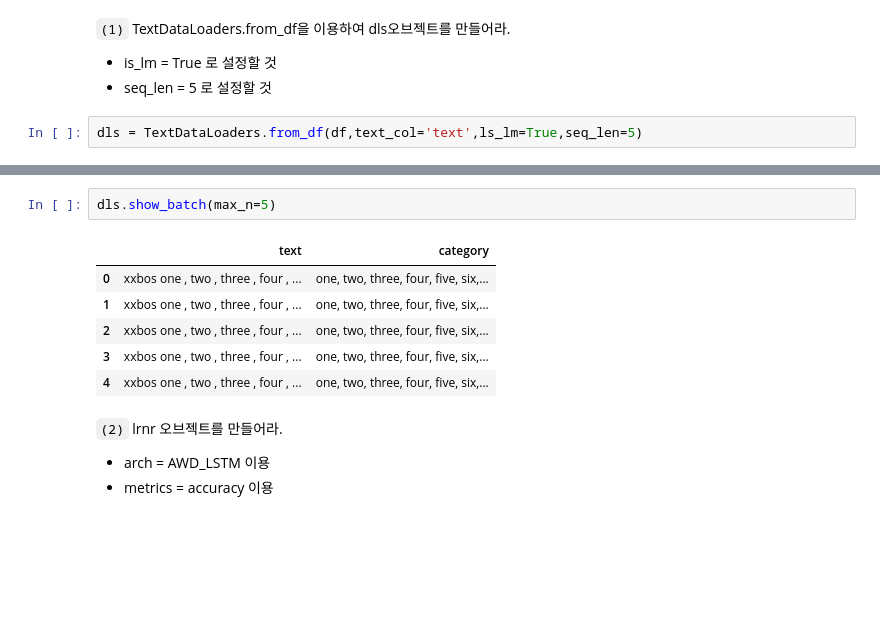
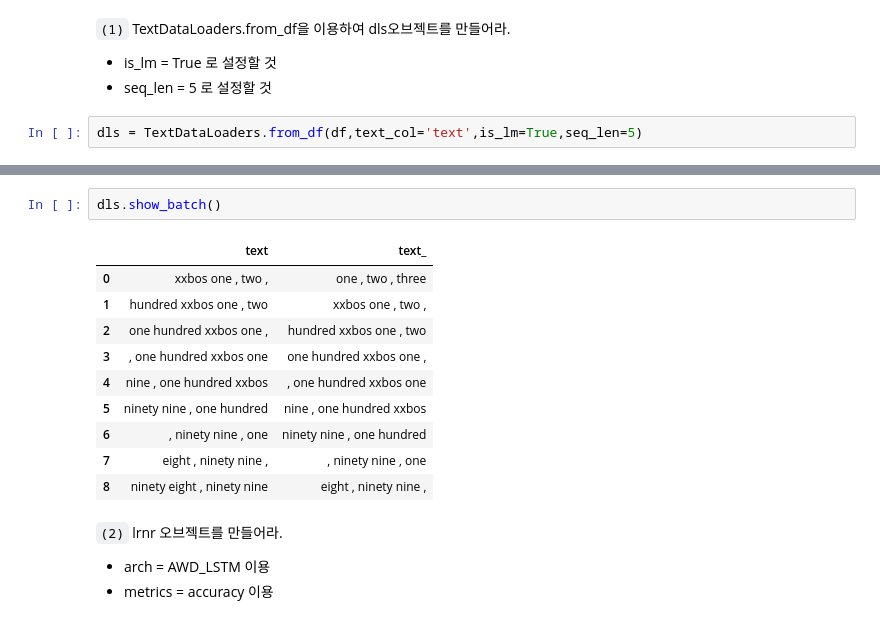
Before and after one commit to seoyeonc/chch, a Jupyter notebook: _notebooks/2022-09-19-ml_Assignment_1.ipynb, the cells around one changed output, grey strips where cells are left out. Cells and saved outputs as stored; diff of their text form; blank space fills up the shorter version.

```diff
--- a/_notebooks/2022-09-19-ml_Assignment_1.ipynb
+++ b/_notebooks/2022-09-19-ml_Assignment_1.ipynb
@@ -348,18 +376,22 @@ df
 - is_lm = True 로 설정할 것
 - seq_len = 5 로 설정할 것
 # %%
-dls = TextDataLoaders.from_df(df,text_col='text',ls_lm=True,seq_len=5)
+dls = TextDataLoaders.from_df(df,text_col='text',is_lm=True,seq_len=5)
 # %% [output]
 [interactive output not drawn]
 # %%
-dls.show_batch(max_n=5)
+dls.show_batch()
 # %% [output]
-|  | text | category |
-| 0 | xxbos one , two , three , four , ... | one, two, three, four, five, six,... |
-| 1 | xxbos one , two , three , four , ... | one, two, three, four, five, six,... |
-| 2 | xxbos one , two , three , four , ... | one, two, three, four, five, six,... |
-| 3 | xxbos one , two , three , four , ... | one, two, three, four, five, six,... |
-| 4 | xxbos one , two , three , four , ... | one, two, three, four, five, six,... |
+|  | text | text_ |
+| 0 | xxbos one , two , | one , two , three |
+| 1 | hundred xxbos one , two | xxbos one , two , |
+| 2 | one hundred xxbos one , | hundred xxbos one , two |
+| 3 | , one hundred xxbos one | one hundred xxbos one , |
+| 4 | nine , one hundred xxbos | , one hundred xxbos one |
+| 5 | ninety nine , one hundred | nine , one hundred xxbos |
+| 6 | , ninety nine , one | ninety nine , one hundred |
+| 7 | eight , ninety nine , | , ninety nine , one |
+| 8 | ninety eight , ninety nine | eight , ninety nine , |
 # %% [markdown]
 `(2)` lrnr 오브젝트를 만들어라.
 - arch = AWD_LSTM 이용
```
Also changed, not shown: parts of 31 cells of this notebook, 2 other files.
